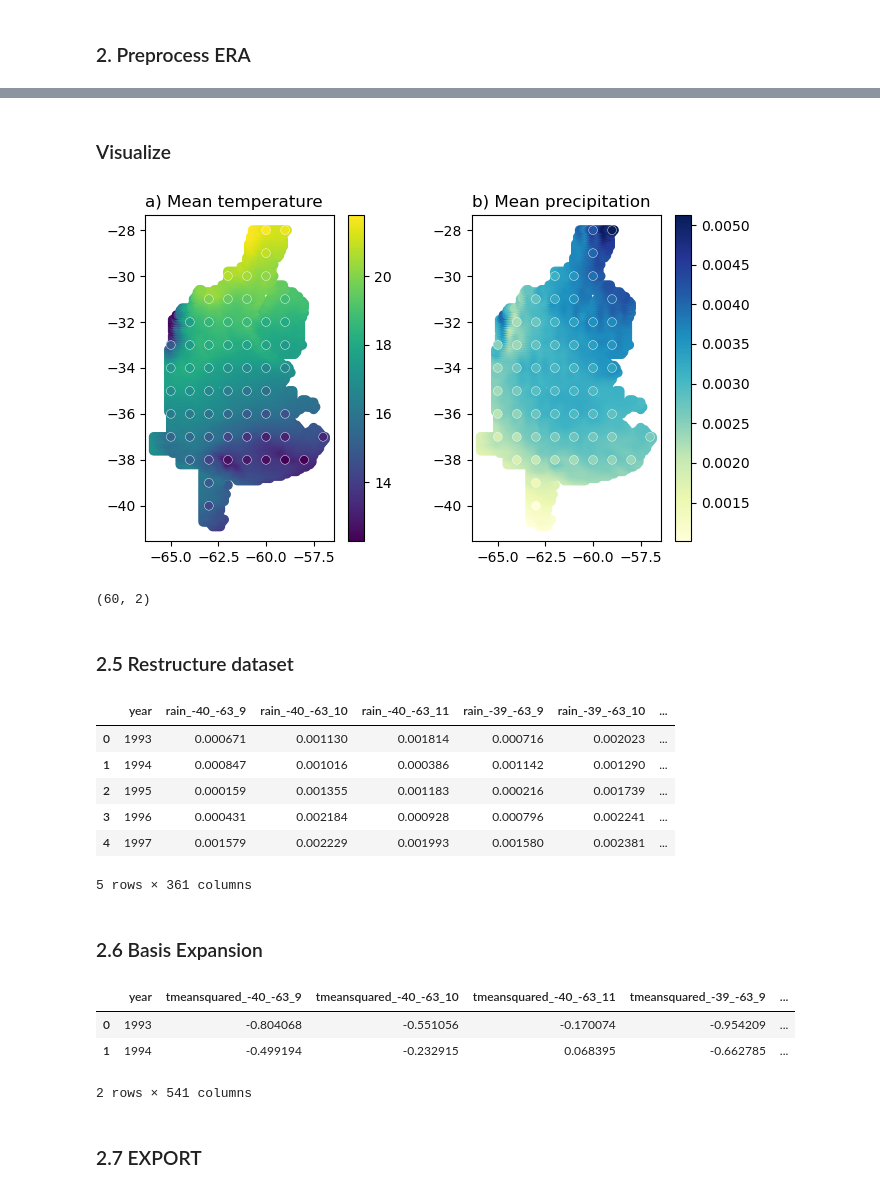
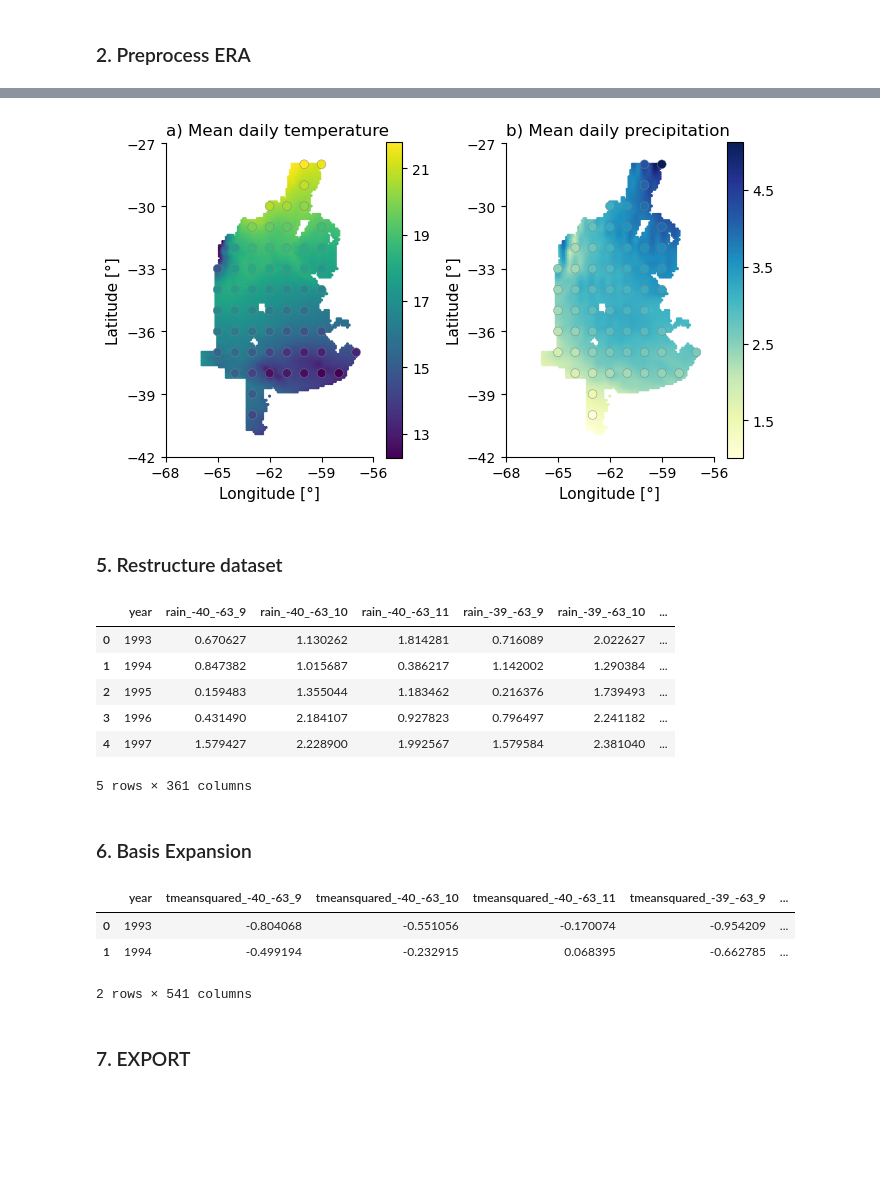
Before and after one commit to mzachow/wheat-yield-forecast-argentina, a Jupyter notebook: 2_prepare_era_data.ipynb, the cells around one changed output, grey strips where cells are left out. Cells and saved outputs as stored; diff of their text form; code cells hidden in the pictures; blank space fills up the shorter version.

Commit message:
updates on grid cell logic

```diff
--- a/2_prepare_era_data.ipynb
+++ b/2_prepare_era_data.ipynb
@@ -37,6 +34,8 @@ Ignoring index file 'files/ERA/raw/adaptor.mars.internal-1689317281.2867105-2954
 # %%
 # Kelvin to Celsius
 era["t2m"] = era["t2m"].apply(lambda x: x - 273.15)
+# Precipitation from m to mm
+era["tp"] = era["tp"].apply(lambda x: x * 1000)
 # time to datetime
 era["time"] = pd.to_datetime(era["time"])
 era["valid_time"] = pd.to_datetime(era["valid_time"])
@@ -109,42 +90,49 @@ era_filtered.head()
-# %% [markdown]
-### Visualize
 # %%
 era_plot = era.dissolve(
                 by=["lat", "lon"],
                 aggfunc={
                     "rain": "mean",
                     "tmean": "mean",
                 }
             ).reset_index()
 
 era_plot_grid = era_filtered.dissolve(
                         by=["lat", "lon"],
                         aggfunc={
                             "rain": "mean",
                             "tmean": "mean",
                         }
                     ).reset_index()
 
+era_plot.to_file('files/shapefiles/era_plot_high_resolution.shp', driver='ESRI Shapefile')
+era_plot_grid.dropna()[["geometry", "tmean", "rain"]].reset_index(drop=True).to_file('files/shapefiles/era_plot_grid.shp', driver='ESRI Shapefile')
+
 fig, axs = plt.subplots(1, 2, figsize=(7,4))
 axs = axs.ravel()
 
-era_plot.plot(column="tmean", ax=axs[0], legend=True)
-era_plot_grid.plot(column="tmean", ax=axs[0], markersize=40, edgecolor="white", linewidth=.3, legend=False)
-axs[0].set_title("a) Mean temperature", loc="left");
-era_plot.plot(column="rain", ax=axs[1], legend=True, cmap="YlGnBu")
-era_plot_grid.plot(column="rain", ax=axs[1], markersize=40, edgecolor="white", linewidth=.3, cmap="YlGnBu", legend=False)
-axs[1].set_title("b) Mean precipitation", loc="left");
+era_plot.plot(column="tmean", ax=axs[0], markersize=1.5, legend=True, legend_kwds={'ticks': list(range(13,22,2))})
+era_plot_grid.plot(column="tmean", ax=axs[0], markersize=40, edgecolor="grey", linewidth=.3, legend=False)
+axs[0].set_title("a) Mean daily temperature", loc="left");
+axs[0].set_ylabel("Latitude [°]", size=11);
+axs[0].set_xlabel("Longitude [°]", size=11);
+axs[0].set_yticks(list(range(-42, -24, 3)))
+axs[0].set_xticks([-68, -65, -62, -59, -56])
+axs[0].spines[['right', 'top']].set_visible(False)
+era_plot.plot(column="rain", ax=axs[1], legend=True, markersize=1.5, cmap="YlGnBu", legend_kwds={'ticks': list(np.arange(1.5,5.5,1))})
+era_plot_grid.plot(column="rain", ax=axs[1], markersize=40, edgecolor="grey", linewidth=.3, cmap="YlGnBu", legend=False)
+axs[1].set_title("b) Mean daily precipitation", loc="left");
+axs[1].set_ylabel("Latitude [°]", size=11);
+axs[1].set_xlabel("Longitude [°]", size=11);
+axs[1].set_yticks(list(range(-42, -24, 3)))
+axs[1].set_xticks([-68, -65, -62, -59, -56])
+axs[1].spines[['right', 'top']].set_visible(False)
 
 plt.tight_layout()
 plt.show()
 # %% [output]
-[figure, old version]
+[figure, new version]
-# %%
-era_filtered[["lat", "lon"]].drop_duplicates().shape
-# %% [output]
-(60, 2)
 # %% [markdown]
-### 2.5 Restructure dataset
+### 5. Restructure dataset
 # %%
 era_features = era_filtered.pivot(index="year", columns=["lat", "lon", "month"], values=["rain", "tmean"])
 era_features.columns = ["{}_{}_{}_{}".format(s[0],s[1],s[2],s[3]) for s in era_features.columns]
@@ -152,16 +140,16 @@ era_features = era_features.reset_index()
 era_features.head()
 # %% [output]
 |  | year | rain_-40_-63_9 | rain_-40_-63_10 | rain_-40_-63_11 | rain_-39_-63_9 | rain_-39_-63_10 | ... |
-| 0 | 1993 | 0.000671 | 0.001130 | 0.001814 | 0.000716 | 0.002023 | ... |
-| 1 | 1994 | 0.000847 | 0.001016 | 0.000386 | 0.001142 | 0.001290 | ... |
-| 2 | 1995 | 0.000159 | 0.001355 | 0.001183 | 0.000216 | 0.001739 | ... |
-| 3 | 1996 | 0.000431 | 0.002184 | 0.000928 | 0.000796 | 0.002241 | ... |
-| 4 | 1997 | 0.001579 | 0.002229 | 0.001993 | 0.001580 | 0.002381 | ... |
+| 0 | 1993 | 0.670627 | 1.130262 | 1.814281 | 0.716089 | 2.022627 | ... |
+| 1 | 1994 | 0.847382 | 1.015687 | 0.386217 | 1.142002 | 1.290384 | ... |
+| 2 | 1995 | 0.159483 | 1.355044 | 1.183462 | 0.216376 | 1.739493 | ... |
+| 3 | 1996 | 0.431490 | 2.184107 | 0.927823 | 0.796497 | 2.241182 | ... |
+| 4 | 1997 | 1.579427 | 2.228900 | 1.992567 | 1.579584 | 2.381040 | ... |
 5 rows × 361 columns
 # %%
 era_features.to_csv("files/ERA/processed/era_tmean_rain_all_departments.csv", index=False)
 # %% [markdown]
-### 2.6 Basis Expansion
+### 6. Basis Expansion
 # %%
 def standardize_loyo(data):
     data = data.copy()
@@ -219,6 +207,6 @@ era_basis_expansion.head(2)
 | 1 | 1994 | -0.499194 | -0.232915 | 0.068395 | -0.662785 | ... |
 2 rows × 541 columns
 # %% [markdown]
-### 2.7 EXPORT
+### 7. EXPORT
 # %%
 era_basis_expansion.to_csv("files/ERA/processed/era_basis_expansion_all_departments.csv", index=False)
```
Also changed, not shown: parts of 8 cells of this notebook, 15 other files.
